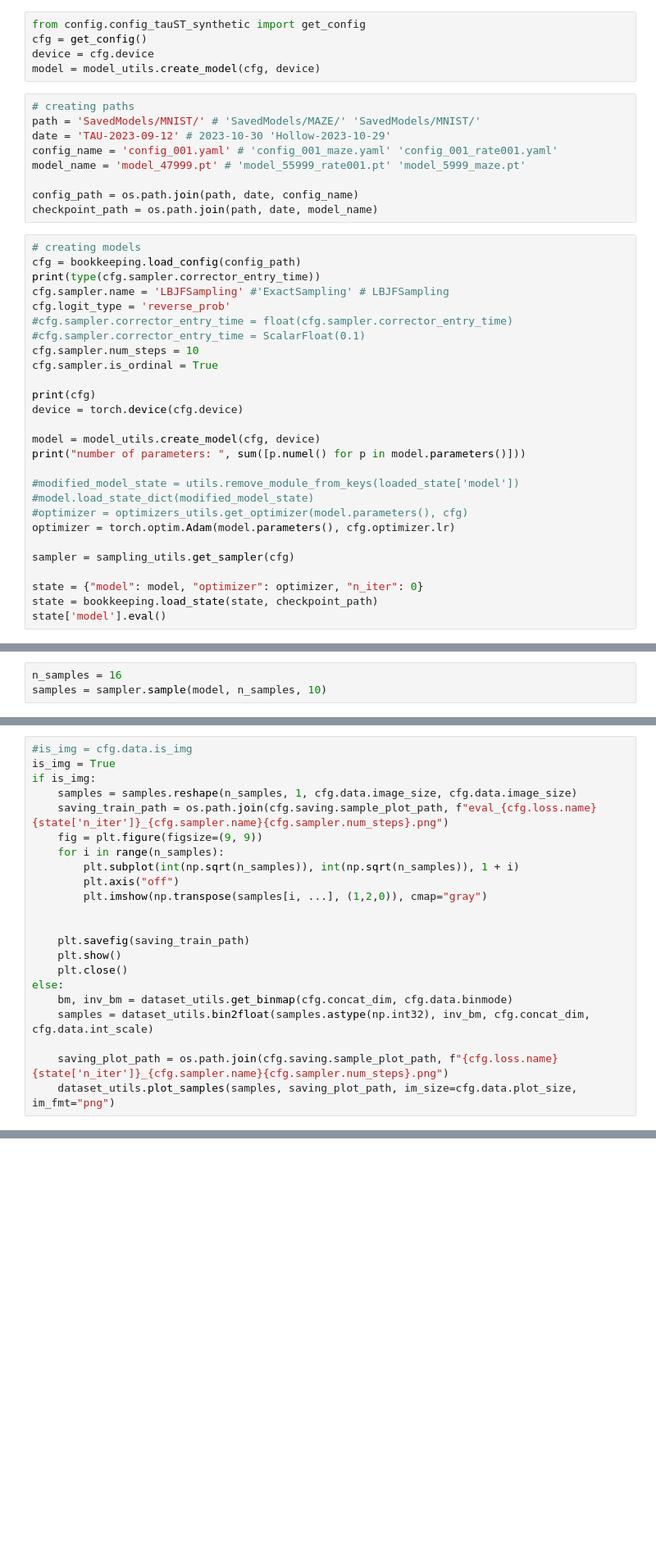
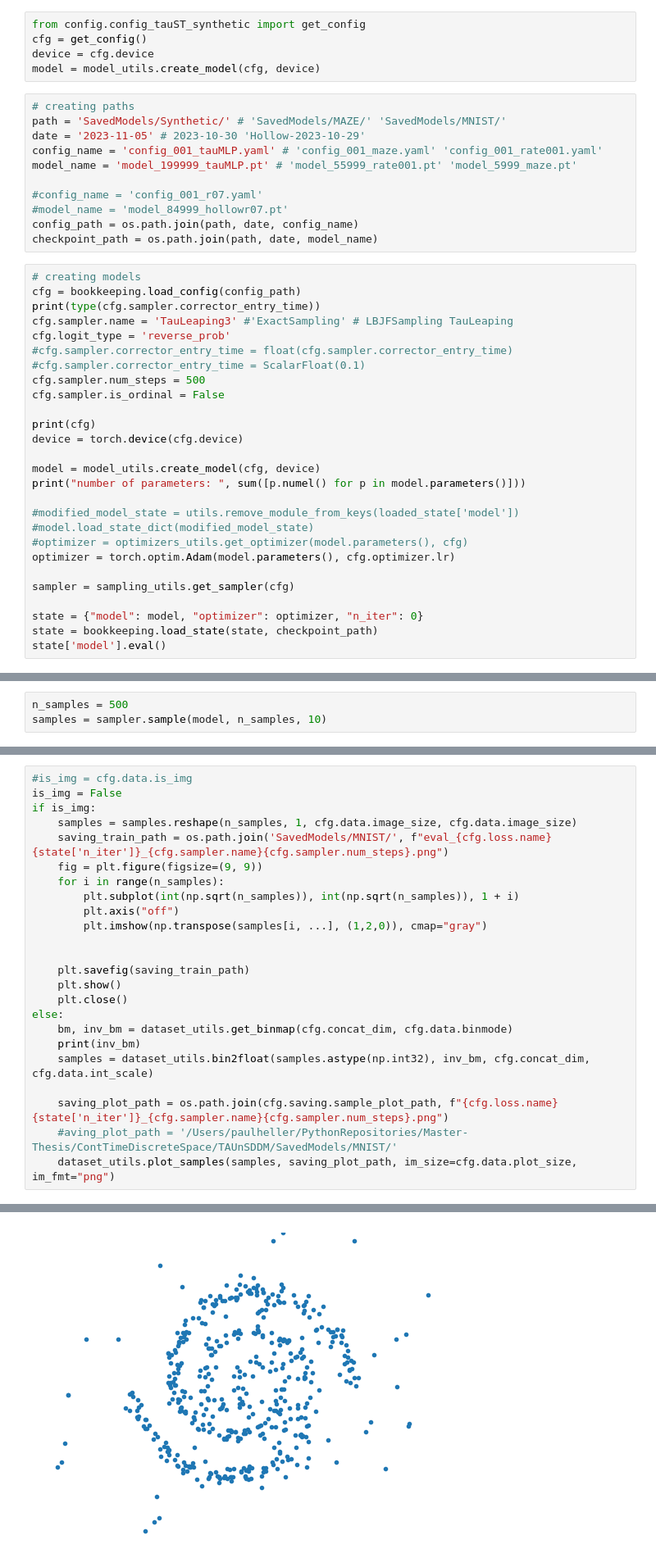
Before and after one commit to paulffm/Continuous-Time-Diffusion-Models-for-Discrete-Data, a Jupyter notebook: ContTimeDiscreteSpace/TAUnSDDM/sample_notebook.ipynb, the cells around one changed output, grey strips where cells are left out. Shown at 82% size. Cells and saved outputs as stored; diff of their text form; blank space fills up the shorter version.

```diff
--- a/ContTimeDiscreteSpace/TAUnSDDM/sample_notebook.ipynb
+++ b/ContTimeDiscreteSpace/TAUnSDDM/sample_notebook.ipynb
@@ -32,23 +32,25 @@ device = cfg.device
 model = model_utils.create_model(cfg, device)
 # %%
 # creating paths
-path = 'SavedModels/MNIST/' # 'SavedModels/MAZE/' 'SavedModels/MNIST/'
-date = 'TAU-2023-09-12' # 2023-10-30 'Hollow-2023-10-29'
-config_name = 'config_001.yaml' # 'config_001_maze.yaml' 'config_001_rate001.yaml'
-model_name = 'model_47999.pt' # 'model_55999_rate001.pt' 'model_5999_maze.pt'
+path = 'SavedModels/Synthetic/' # 'SavedModels/MAZE/' 'SavedModels/MNIST/'
+date = '2023-11-05' # 2023-10-30 'Hollow-2023-10-29'
+config_name = 'config_001_tauMLP.yaml' # 'config_001_maze.yaml' 'config_001_rate001.yaml'
+model_name = 'model_199999_tauMLP.pt' # 'model_55999_rate001.pt' 'model_5999_maze.pt'
 
+#config_name = 'config_001_r07.yaml'
+#model_name = 'model_84999_hollowr07.pt'
 config_path = os.path.join(path, date, config_name)
 checkpoint_path = os.path.join(path, date, model_name)
 # %%
 # creating models
 cfg = bookkeeping.load_config(config_path)
 print(type(cfg.sampler.corrector_entry_time))
-cfg.sampler.name = 'LBJFSampling' #'ExactSampling' # LBJFSampling
+cfg.sampler.name = 'TauLeaping3' #'ExactSampling' # LBJFSampling TauLeaping
 cfg.logit_type = 'reverse_prob'
 #cfg.sampler.corrector_entry_time = float(cfg.sampler.corrector_entry_time)
 #cfg.sampler.corrector_entry_time = ScalarFloat(0.1)
-cfg.sampler.num_steps = 10
-cfg.sampler.is_ordinal = True
+cfg.sampler.num_steps = 500
+cfg.sampler.is_ordinal = False
 
 print(cfg)
 device = torch.device(cfg.device)
@@ -69,3 +106,3 @@ state['model'].eval()
 # %%
-n_samples = 16
+n_samples = 500
 samples = sampler.sample(model, n_samples, 10)
@@ -72,9 +114,9 @@ samples = sampler.sample(model, n_samples, 10)
 # %%
 #is_img = cfg.data.is_img
-is_img = True
+is_img = False
 if is_img:
     samples = samples.reshape(n_samples, 1, cfg.data.image_size, cfg.data.image_size)
-    saving_train_path = os.path.join(cfg.saving.sample_plot_path, f"eval_{cfg.loss.name}{state['n_iter']}_{cfg.sampler.name}{cfg.sampler.num_steps}.png")
+    saving_train_path = os.path.join('SavedModels/MNIST/', f"eval_{cfg.loss.name}{state['n_iter']}_{cfg.sampler.name}{cfg.sampler.num_steps}.png")
     fig = plt.figure(figsize=(9, 9))
     for i in range(n_samples):
         plt.subplot(int(np.sqrt(n_samples)), int(np.sqrt(n_samples)), 1 + i)
@@ -87,7 +129,10 @@ if is_img:
     plt.close()
 else:
     bm, inv_bm = dataset_utils.get_binmap(cfg.concat_dim, cfg.data.binmode)
+    print(inv_bm)
     samples = dataset_utils.bin2float(samples.astype(np.int32), inv_bm, cfg.concat_dim, cfg.data.int_scale)
 
     saving_plot_path = os.path.join(cfg.saving.sample_plot_path, f"{cfg.loss.name}{state['n_iter']}_{cfg.sampler.name}{cfg.sampler.num_steps}.png")
+    #aving_plot_path = '/Users/paulheller/PythonRepositories/Master-Thesis/ContTimeDiscreteSpace/TAUnSDDM/SavedModels/MNIST/'
     dataset_utils.plot_samples(samples, saving_plot_path, im_size=cfg.data.plot_size, im_fmt="png")
+# %% [output]
@@ -93,0 +141 @@ else:
+[figure, added]
```
Also changed, not shown: parts of 4 cells of this notebook, 14 other files.
